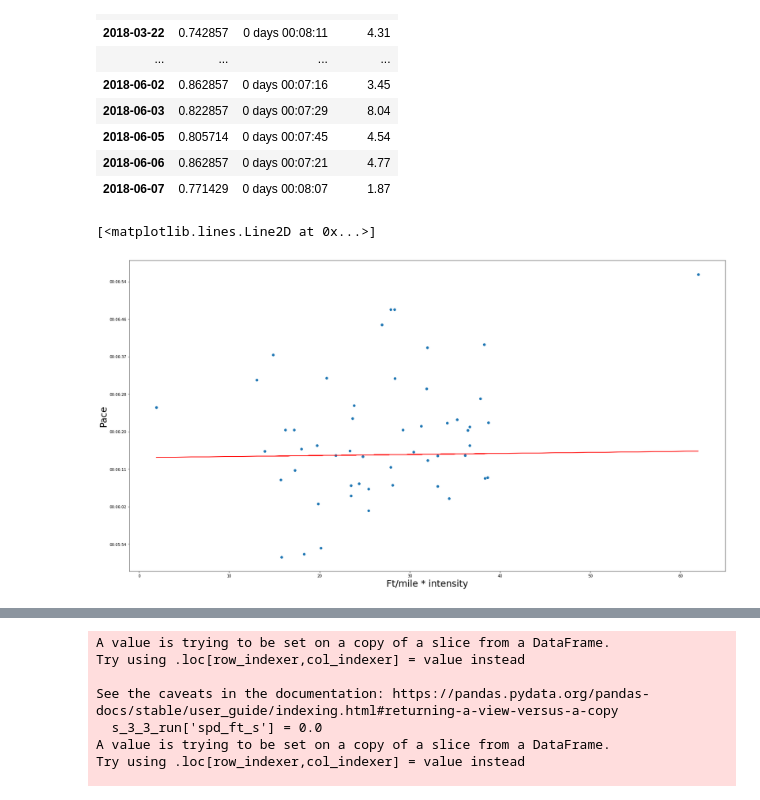
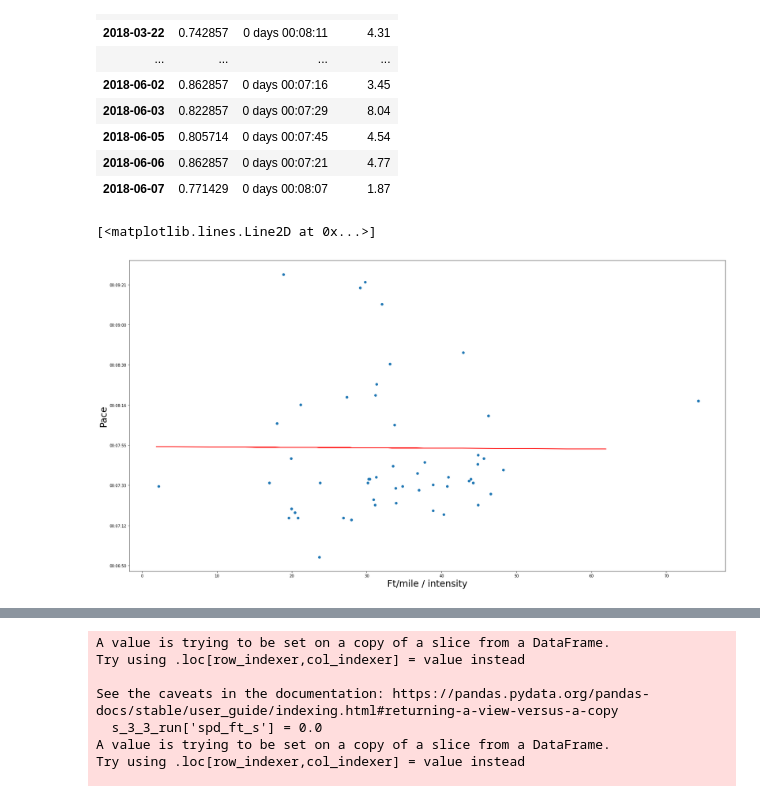
Before and after one commit to keithkruelskie/athlete_prediction, a Jupyter notebook: EDA.ipynb, the cells around one changed output, grey strips where cells are left out. Drawn from its saved outputs; the diff is of its cells as text; code cells hidden in the pictures.

```diff
--- a/EDA.ipynb
+++ b/EDA.ipynb
@@ -509,17 +567,17 @@ See the caveats in the documentation: https://pandas.pydata.org/pandas-docs/stab
 # %%
 #Ok with the grade(ft/mile) and the intensity(how hard someone is working) we should be able to scale the paces with respect to distance.
 #Let's try with just the intensity first:
 #let's graph elevation gain per mile vs. pace:
 fig, ax = plt.subplots(figsize=(28,15))
-ax.scatter(s_3_3_run[s_3_3_run['is_race'] == 0]['ft_per_mile'], (train_pace*s_3_3_run[s_3_3_run['is_race'] == 0]['intensity']))
+ax.scatter(s_3_3_run[s_3_3_run['is_race'] == 0]['ft_per_mile']/s_3_3_run[s_3_3_run['is_race'] == 0]['intensity'], (train_pace)) #(train_pace*s_3_3_run[s_3_3_run['is_race'] == 0]['intensity']))
 ax.yaxis.set_major_formatter(mdates.DateFormatter("%H:%M:%S"))
-ax.set_xlabel("Ft/mile * intensity",fontsize=24)
+ax.set_xlabel("Ft/mile / intensity",fontsize=24)
 ax.set_ylabel("Pace", fontsize=24)
-m, b = np.polyfit(s_3_3_run[s_3_3_run['is_race'] == 0]['elev_gain'], train_pace*s_3_3_run[s_3_3_run['is_race'] == 0]['intensity'], 1)
+m, b = np.polyfit(s_3_3_run[s_3_3_run['is_race'] == 0]['elev_gain']/s_3_3_run[s_3_3_run['is_race'] == 0]['intensity'], train_pace, 1)
 plt.plot((s_3_3_run[s_3_3_run['is_race'] == 0]['ft_per_mile']), (s_3_3_run[s_3_3_run['is_race'] == 0]['ft_per_mile'])*m+b, color='red')
 # %% [output]
 [<matplotlib.lines.Line2D at 0x...>]
-[figure, old version]
+[figure, new version]
 # %%
 #Going to try adjusting the pace for elevation gain
 # %%
```
Also changed, not shown: parts of 47 cells of this notebook, 1 other file.
